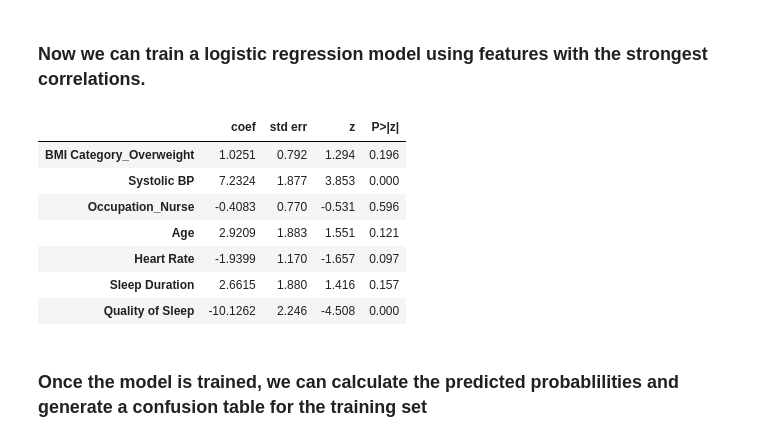
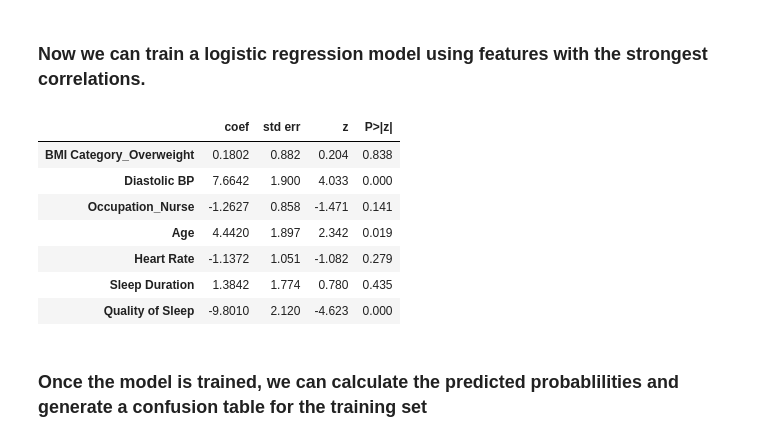
Before and after one commit to ehowells/2600-final-project, a Jupyter notebook: final_project.ipynb, the cells around one changed output. Drawn from its saved outputs; the diff is of its cells as text; code cells hidden in the pictures.

```diff
--- a/final_project.ipynb
+++ b/final_project.ipynb
@@ -145,20 +145,20 @@ Name: Has Disorder, dtype: float64
 # %% [markdown]
 ### Now we can train a logistic regression model using features with the strongest correlations.
 # %%
-variables_to_use = ['BMI Category_Overweight', 'Systolic BP', 'Occupation_Nurse', 'Age', 'Heart Rate', 'Sleep Duration', 'Quality of Sleep']
+variables_to_use = ['BMI Category_Overweight', 'Diastolic BP', 'Occupation_Nurse', 'Age', 'Heart Rate', 'Sleep Duration', 'Quality of Sleep']
 
 glm = sm.GLM(y_train, x_train[variables_to_use], family=sm.families.Binomial())
 results = glm.fit()
 summarize(results)
 # %% [output]
 |  | coef | std err | z | P>|z| |
-| BMI Category_Overweight | 1.0251 | 0.792 | 1.294 | 0.196 |
-| Systolic BP | 7.2324 | 1.877 | 3.853 | 0.000 |
-| Occupation_Nurse | -0.4083 | 0.770 | -0.531 | 0.596 |
-| Age | 2.9209 | 1.883 | 1.551 | 0.121 |
-| Heart Rate | -1.9399 | 1.170 | -1.657 | 0.097 |
-| Sleep Duration | 2.6615 | 1.880 | 1.416 | 0.157 |
-| Quality of Sleep | -10.1262 | 2.246 | -4.508 | 0.000 |
+| BMI Category_Overweight | 0.1802 | 0.882 | 0.204 | 0.838 |
+| Diastolic BP | 7.6642 | 1.900 | 4.033 | 0.000 |
+| Occupation_Nurse | -1.2627 | 0.858 | -1.471 | 0.141 |
+| Age | 4.4420 | 1.897 | 2.342 | 0.019 |
+| Heart Rate | -1.1372 | 1.051 | -1.082 | 0.279 |
+| Sleep Duration | 1.3842 | 1.774 | 0.780 | 0.435 |
+| Quality of Sleep | -9.8010 | 2.120 | -4.623 | 0.000 |
 # %% [markdown]
 ### Once the model is trained, we can calculate the predicted probablilities and generate a confusion table for the training set
 # %%
```
Also changed, not shown: parts of 3 cells of this notebook.
